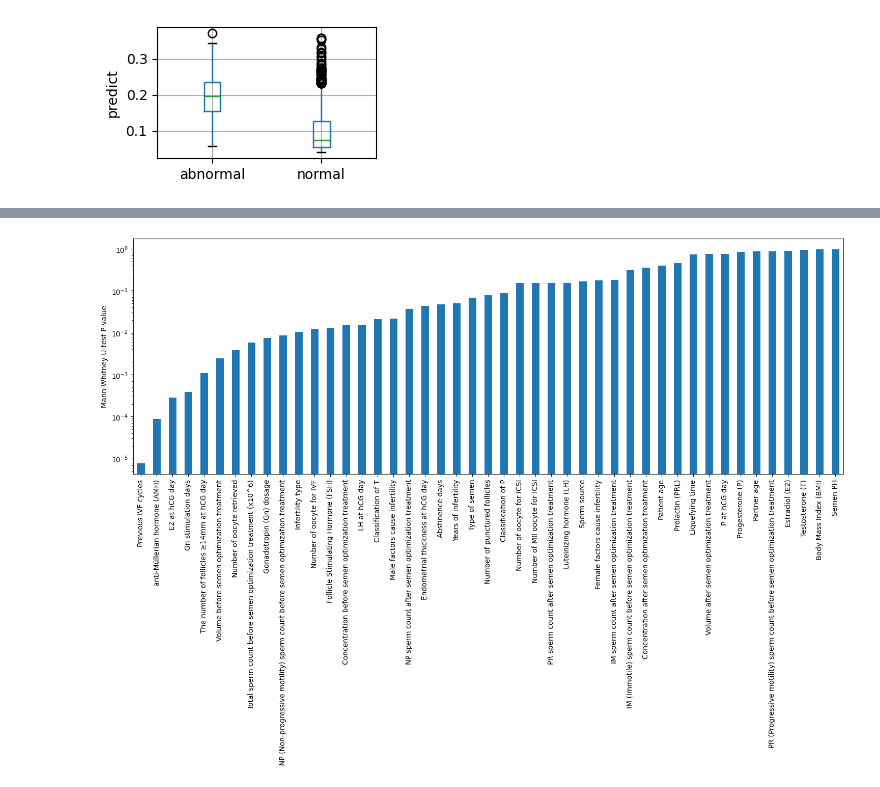
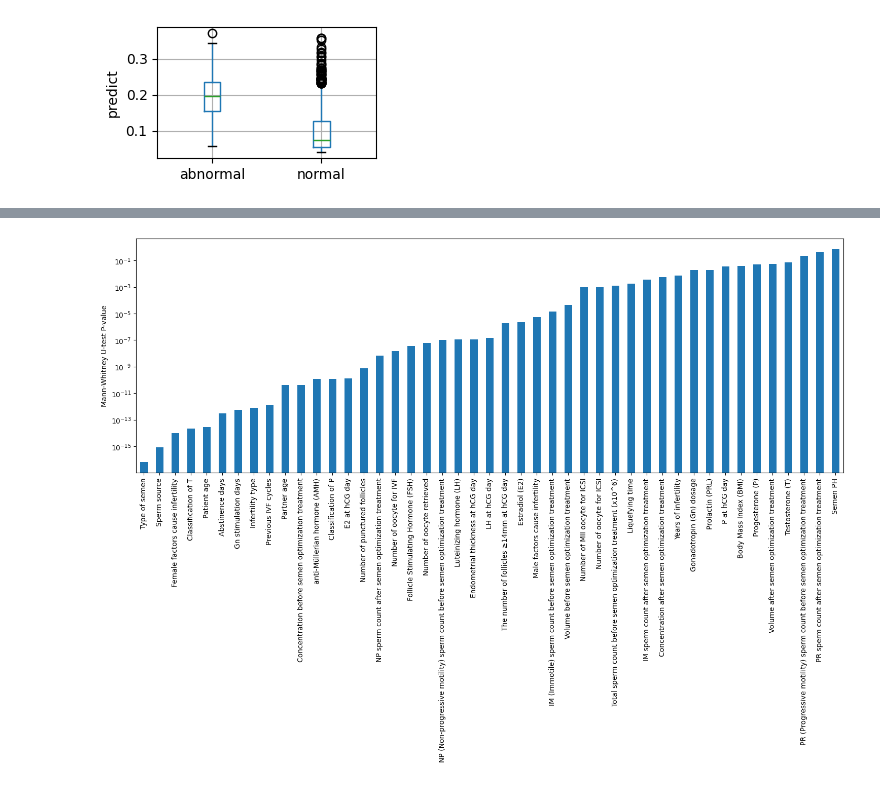
Before and after one commit to LMH0066/Effristor, a Jupyter notebook: ivf/task/analyse/analyse.ipynb, the cells around one changed output, grey strips where cells are left out. Saved outputs shown, nothing was run; the diff lists cells and outputs as text; code cells hidden in the pictures.

```diff
--- a/ivf/task/analyse/analyse.ipynb
+++ b/ivf/task/analyse/analyse.ipynb
@@ -16,6 +16,8 @@ predict_result = pd.read_csv('./predictions.csv')
 predict_result['targets'] = predict_result['targets'].replace({0: 'normal', 1: 'abnormal'})
 
 interpret_result.columns = data.drop(columns=["ID", "Normal fertilization"]).columns
-result = pd.concat([predict_result, interpret_result], axis=1)
-result
+interpret_result["Normal fertilization"] = data["Normal fertilization"]
+
+display(predict_result)
+display(interpret_result)
 # %% [output]
@@ -98,19 +131,19 @@ plt.show()
 # %%
-_normal = result[result["targets"] == 'normal'].drop(columns=predict_result.columns)
-_abnormal = result[result["targets"] == 'abnormal'].drop(columns=predict_result.columns)
+_normal = interpret_result[interpret_result["Normal fertilization"] == 'normal'].drop(columns=["Normal fertilization"])
+_abnormal = interpret_result[interpret_result["Normal fertilization"] == 'abnormal'].drop(columns=["Normal fertilization"])
 
 test_result = {}
 for column in _normal.columns:
     _normal_clean = _normal[column][~np.isnan(_normal[column])]
     _abnormal_clean = _abnormal[column][~np.isnan(_abnormal[column])]
     u_stat, u_pvalue = mannwhitneyu(_normal_clean, _abnormal_clean, alternative='two-sided')
 
     test_result[column] = [u_pvalue]
 test_result = pd.DataFrame(test_result)
 
 ax = test_result.T.sort_values(by=0).plot(kind='bar', figsize=(18, 6), logy=True, legend=False)
 plt.ylabel("Mann-Whitney U-test P-value")
 plt.show()
 # %% [output]
-[figure, old version]
+[figure, new version]
 # %%
```
Also changed, not shown: parts of 16 cells of this notebook, 38 other files.
